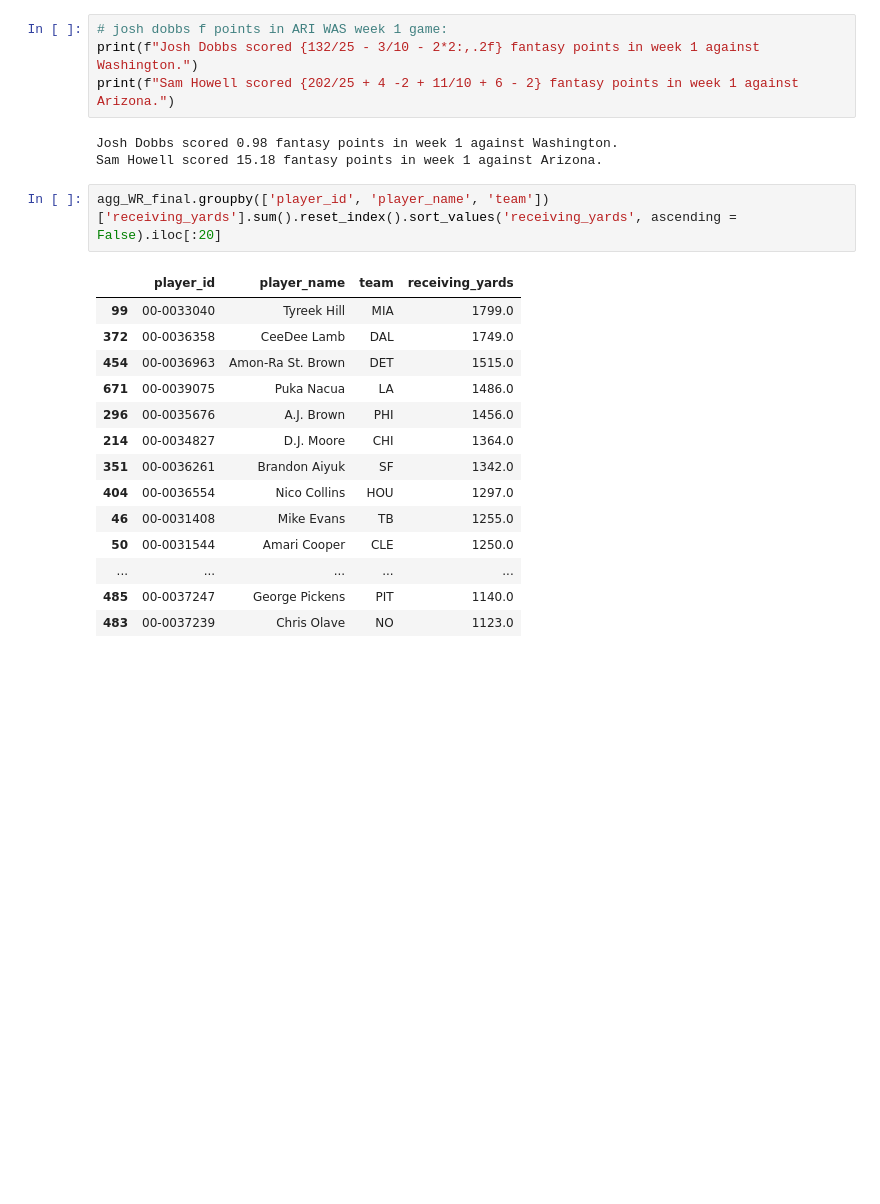
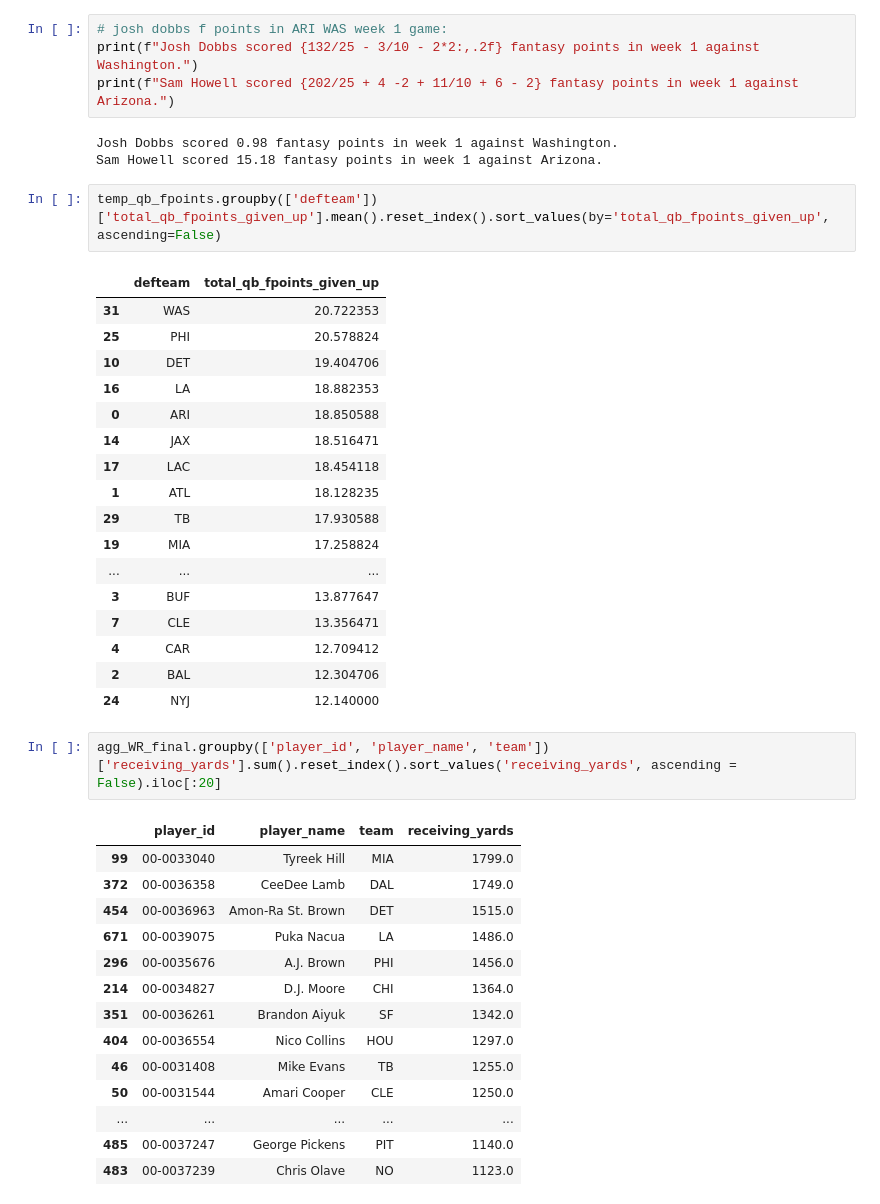
Before and after one commit to ColinB19/FantasyFootballAnalysis, a Jupyter notebook: NFL_dataset_creation.ipynb, the cells around one changed output. Drawn from its saved outputs; the diff is of its cells as text; blank space fills up the shorter version.

```diff
--- a/NFL_dataset_creation.ipynb
+++ b/NFL_dataset_creation.ipynb
@@ -1052,6 +1093,26 @@ print(f"Sam Howell scored {202/25 + 4 -2 + 11/10 + 6 - 2} fantasy points in week
 # %% [output]
 Josh Dobbs scored 0.98 fantasy points in week 1 against Washington.
 Sam Howell scored 15.18 fantasy points in week 1 against Arizona.
+# %%
+temp_qb_fpoints.groupby(['defteam'])['total_qb_fpoints_given_up'].mean().reset_index().sort_values(by='total_qb_fpoints_given_up', ascending=False)
+# %% [output]
+|  | defteam | total_qb_fpoints_given_up |
+| 31 | WAS | 20.722353 |
+| 25 | PHI | 20.578824 |
+| 10 | DET | 19.404706 |
+| 16 | LA | 18.882353 |
+| 0 | ARI | 18.850588 |
+| 14 | JAX | 18.516471 |
+| 17 | LAC | 18.454118 |
+| 1 | ATL | 18.128235 |
+| 29 | TB | 17.930588 |
+| 19 | MIA | 17.258824 |
+| ... | ... | ... |
+| 3 | BUF | 13.877647 |
+| 7 | CLE | 13.356471 |
+| 4 | CAR | 12.709412 |
+| 2 | BAL | 12.304706 |
+| 24 | NYJ | 12.140000 |
 # %%
 agg_WR_final.groupby(['player_id', 'player_name', 'team'])['receiving_yards'].sum().reset_index().sort_values('receiving_yards', ascending = False).iloc[:20]
 # %% [output]
```
Also changed, not shown: parts of 11 cells of this notebook.
